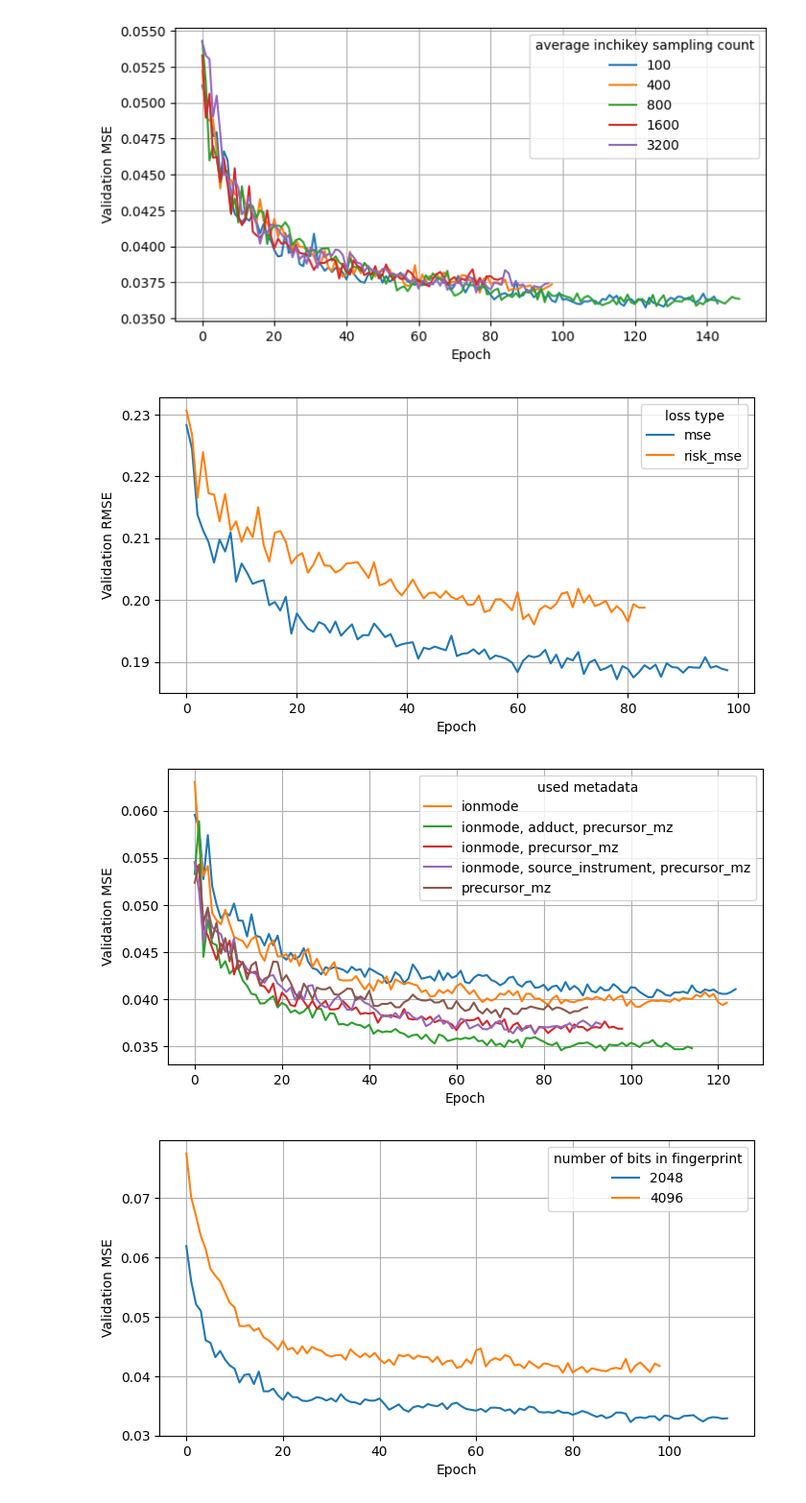
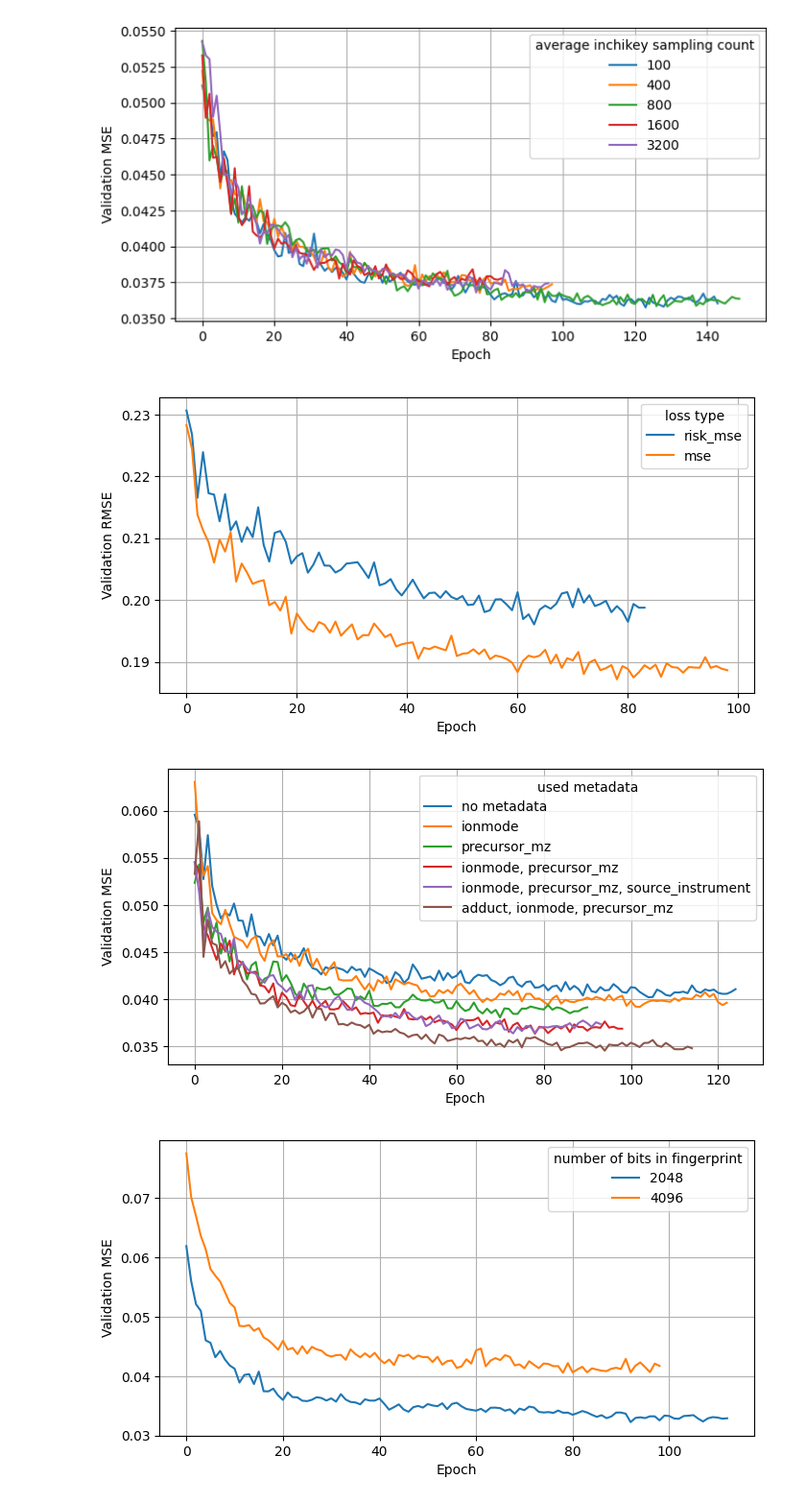
Before and after one commit to matchms/ms2deepscore, a Jupyter notebook: notebooks/model_benchmarking/hyperparameter_optimization.ipynb, the cells around one changed output. Shown at 96% size. Cells and saved outputs as stored; diff of their text form; code cells hidden in the pictures.

Commit message:
Update figures hyperparameter optimization to use mse and to change some plot orders

```diff
--- a/notebooks/model_benchmarking/hyperparameter_optimization.ipynb
+++ b/notebooks/model_benchmarking/hyperparameter_optimization.ipynb
@@ -76,6 +78,7 @@ def compare_dictionaries(dict1, dict2):
             if value1 != value2:
                 print(f"Key: {key}, Dict1 Value: {value1}, Dict2 Value: {value2}")
 # %%
+import matplotlib.pyplot as plt
 def select_matching_settings(list_of_histories_and_settings, setting_to_vary, settings_to_keep_constant, labels_to_exclude=[]):
     selected_settings_and_losses = {}
     for i, history_and_settings in enumerate(list_of_histories_and_settings):
@@ -103,12 +106,7 @@ def select_matching_settings(list_of_histories_and_settings, setting_to_vary, se
 
 def plot_history(selected_settings_and_losses, loss_type="val_losses", save_fig=None, legend_title=""):
     plt.figure(figsize=(8, 4))
-    # Convert to int for sorting.
-    try:
-        selected_settings_and_losses = {int(key): value for key, value in selected_settings_and_losses.items()}
-    except ValueError:
-        pass
-    for label in sorted(selected_settings_and_losses):
+    for label in selected_settings_and_losses:
         plt.plot(selected_settings_and_losses[label][0][loss_type], label=label)
     loss_labels = {"val_rmse": "Validation RMSE", "rmse": "Train RMSE", "val_losses": "Validation MSE", "losses": "Training MSE"}
     plt.ylabel(loss_labels[loss_type])
@@ -165,19 +168,21 @@ selected_settings_and_losses = select_matching_settings(history_and_settings_lis
                                                         labels_to_exclude=[])
 plot_history(selected_settings_and_losses, legend_title="loss type", save_fig="./hyperparameter_optimization/risk_mse.svg", loss_type="val_rmse")
 # %% [output]
-[figure, old version]
+[figure, new version]
 # %%
 constant_settings = {
     "average_inchikey_sampling_count": 1000,
     "fingerprint_nbits": 4096,
     "base_dims": [2000],
     # "additional_metadata": {"ionmode", "precursor_mz"},
     "loss_function": "mse"}
 selected_settings_and_losses = select_matching_settings(history_and_settings_list, "additional_metadata", constant_settings,
                                                         labels_to_exclude=[])
-plot_history(selected_settings_and_losses, legend_title="used metadata",save_fig="./hyperparameter_optimization/additional_metadata.svg")
+selected_settings_and_losses["no metadata"] = selected_settings_and_losses.pop("")
+sorted_selected_settings_and_losses = {key: selected_settings_and_losses[key] for key in ("no metadata", "ionmode", "precursor_mz", "ionmode, precursor_mz", "ionmode, precursor_mz, source_instrument", "adduct, ionmode, precursor_mz")}
+plot_history(sorted_selected_settings_and_losses, legend_title="used metadata",save_fig="./hyperparameter_optimization/additional_metadata.svg")
 # %% [output]
-[figure, old version]
+[figure, new version]
 # %%
 constant_settings = {
     "average_inchikey_sampling_count": 1000,
```
Also changed, not shown: parts of 7 cells of this notebook.
